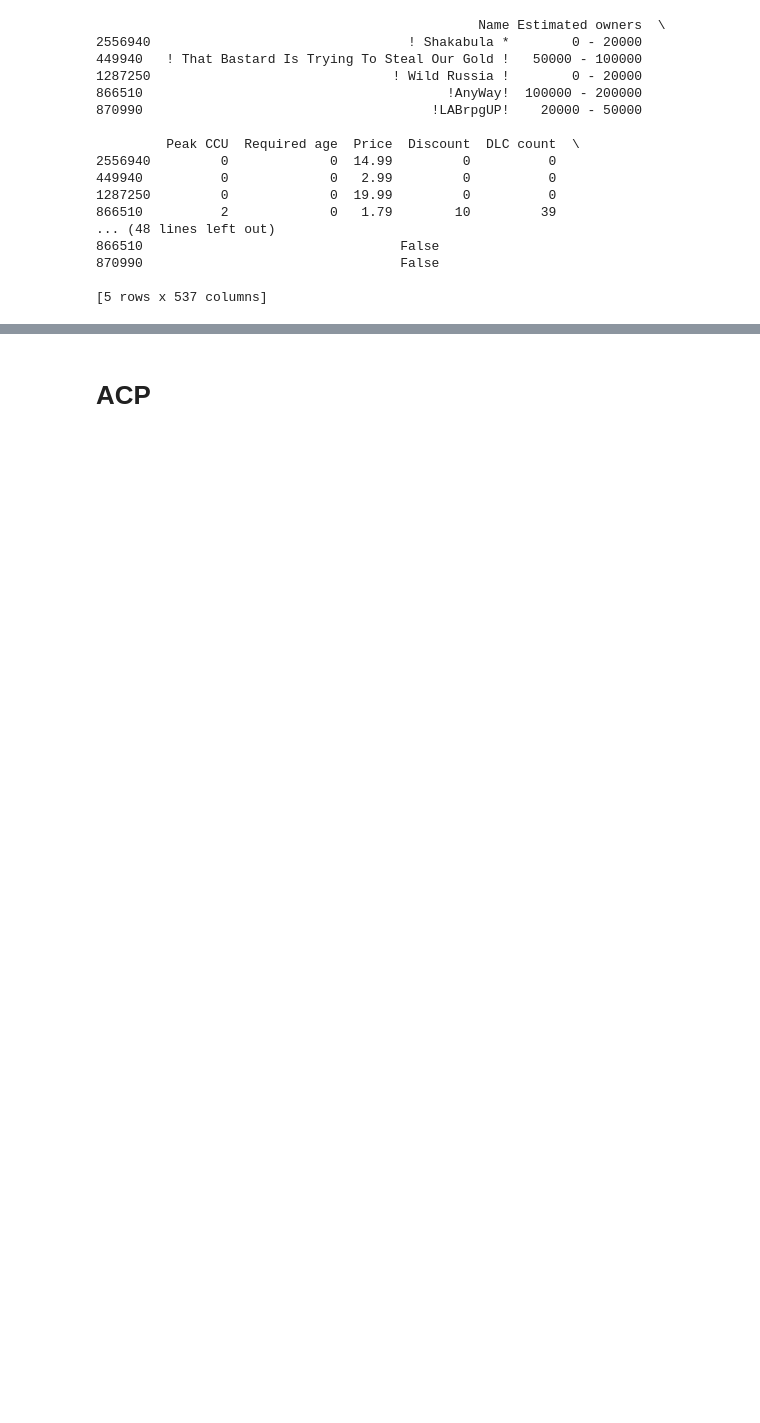
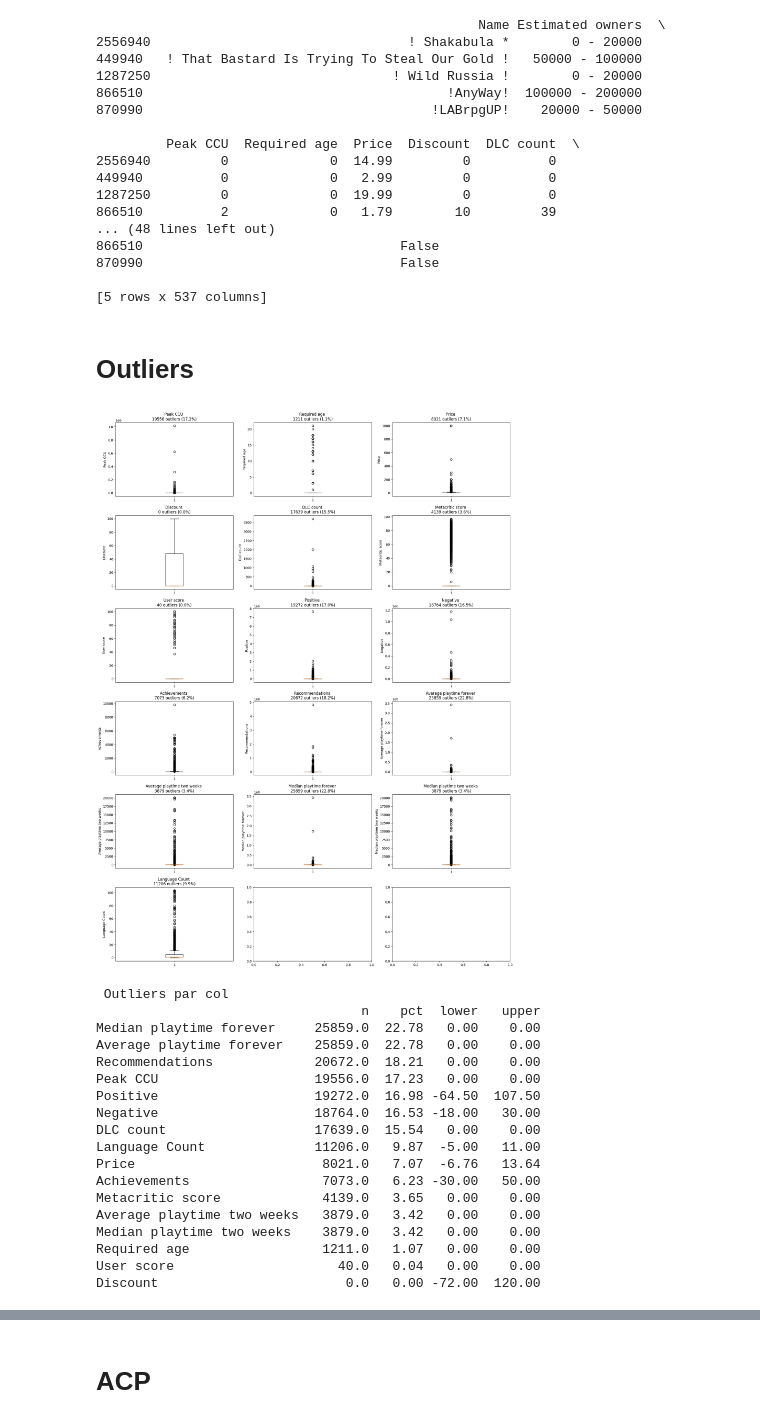
Before and after one commit to LjAquinox/Projet_Analyse_Steam, a Jupyter notebook: clean.ipynb, the cells around one changed output, grey strips where cells are left out. Saved outputs shown, nothing was run; the diff lists cells and outputs as text; code cells hidden in the pictures; blank space fills up the shorter version.

Commit message:
Outliers, ACP et LDA avec interprétations (sauf LDA)

```diff
--- a/clean.ipynb
+++ b/clean.ipynb
@@ -114,6 +124,6 @@ Year of Release
 Name: count, dtype: int64
 # %%
-df["Year of Release"] = df["Year of Release"].astype('object')
+df["Year of Release"] = df["Year of Release"].astype('str')
 # %%
 df = df.drop(columns="Release date")
 # %% [markdown]
@@ -196,3 +212,57 @@ print(df2.head())
 870990                                 False
 
 [5 rows x 537 columns]
+# %% [markdown]
+# Outliers
+# %%
+import matplotlib.pyplot as plt
+def plot_outliers(df, cols, ncols=3):
+    # Boxplots et nombre d'outlier pour chaque variable quantitative
+    nrows = (len(cols) // ncols)+1          # division plafond
+    fig, axes = plt.subplots(nrows, ncols, figsize=(18, 4*nrows))
+    axes = axes.flatten()
+
+    summary = {}
+    for i, col in enumerate(cols):
+        serie = df[col]
+        Q1, Q3 = serie.quantile(0.25), serie.quantile(0.75)
+        IQR = Q3 - Q1
+        mask_outliers = (serie < Q1 - 1.5 * IQR) | (serie > Q3 + 1.5 * IQR)
+        n_outliers = mask_outliers.sum()
+        pct_outliers = 100 * n_outliers / len(serie)
+        summary[col] = {"n": n_outliers, "pct": round(pct_outliers, 2), "lower": Q1 - 1.5 * IQR, "upper": Q3 + 1.5 * IQR}
+
+        axes[i].boxplot(serie, vert=True)
+        axes[i].set_title(f"{col} \n{n_outliers} outliers ({pct_outliers:.1f}%)")
+        axes[i].set_ylabel(col)
+
+    plt.tight_layout()
+    plt.show()
+
+    summary_df = pd.DataFrame(summary).T.sort_values("pct", ascending=False)  # merci claude
+    print("\n Outliers par col")
+    print(summary_df.to_string())
+    return summary_df
+
+NUM_COLS = df2.select_dtypes(include=["number", "int64"])
+outlier_summary = plot_outliers(df2, NUM_COLS.columns)
+# %% [output]
+[figure, added]
+ Outliers par col
+                                  n    pct  lower   upper
+Median playtime forever     25859.0  22.78   0.00    0.00
+Average playtime forever    25859.0  22.78   0.00    0.00
+Recommendations             20672.0  18.21   0.00    0.00
+Peak CCU                    19556.0  17.23   0.00    0.00
+Positive                    19272.0  16.98 -64.50  107.50
+Negative                    18764.0  16.53 -18.00   30.00
+DLC count                   17639.0  15.54   0.00    0.00
+Language Count              11206.0   9.87  -5.00   11.00
+Price                        8021.0   7.07  -6.76   13.64
+Achievements                 7073.0   6.23 -30.00   50.00
+Metacritic score             4139.0   3.65   0.00    0.00
+Average playtime two weeks   3879.0   3.42   0.00    0.00
+Median playtime two weeks    3879.0   3.42   0.00    0.00
+Required age                 1211.0   1.07   0.00    0.00
+User score                     40.0   0.04   0.00    0.00
+Discount                        0.0   0.00 -72.00  120.00
```
Also changed, not shown: parts of 46 cells of this notebook, 1 other file.
